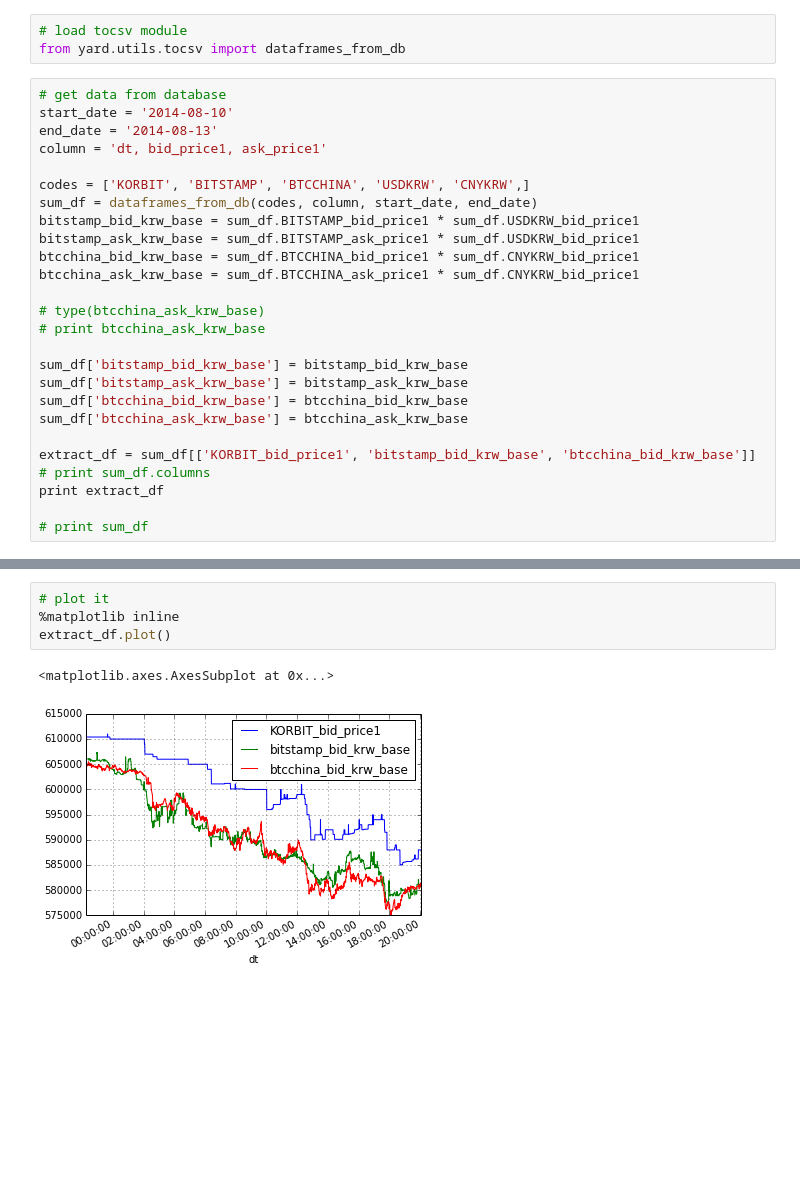
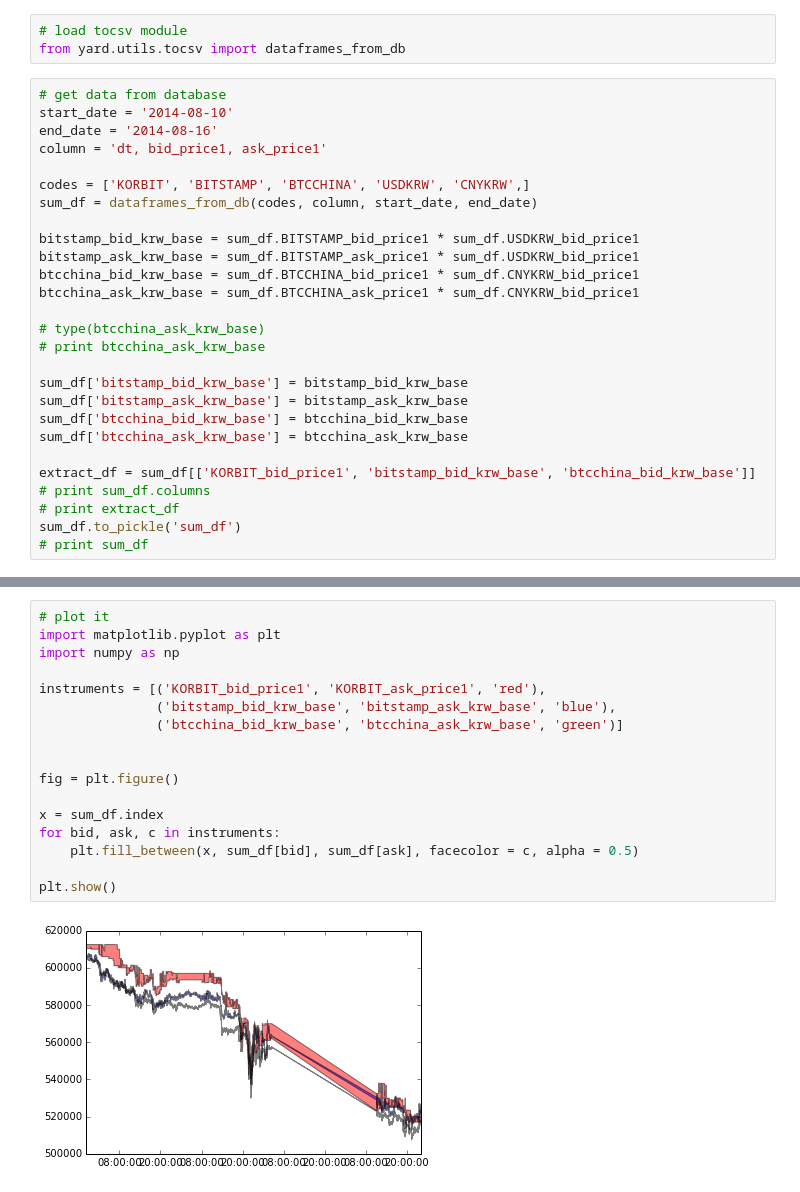
Before and after one commit to HongSeokHwan/yard, a Jupyter notebook: notebook/sample2.ipynb, the cells around one changed output, grey strips where cells are left out. Drawn from its saved outputs; the diff is of its cells as text; blank space fills up the shorter version.

```diff
--- a/notebook/sample2.ipynb
+++ b/notebook/sample2.ipynb
@@ -8,11 +8,12 @@ from yard.utils.tocsv import dataframes_from_db
 # %%
 # get data from database
 start_date = '2014-08-10'
-end_date = '2014-08-13'
+end_date = '2014-08-16'
 column = 'dt, bid_price1, ask_price1'
 
 codes = ['KORBIT', 'BITSTAMP', 'BTCCHINA', 'USDKRW', 'CNYKRW',]
 sum_df = dataframes_from_db(codes, column, start_date, end_date)
+
 bitstamp_bid_krw_base = sum_df.BITSTAMP_bid_price1 * sum_df.USDKRW_bid_price1
 bitstamp_ask_krw_base = sum_df.BITSTAMP_ask_price1 * sum_df.USDKRW_bid_price1
 btcchina_bid_krw_base = sum_df.BTCCHINA_bid_price1 * sum_df.CNYKRW_bid_price1
@@ -28,6 +29,6 @@ sum_df['btcchina_ask_krw_base'] = btcchina_ask_krw_base
 
 extract_df = sum_df[['KORBIT_bid_price1', 'bitstamp_bid_krw_base', 'btcchina_bid_krw_base']]
 # print sum_df.columns
-print extract_df
-
+# print extract_df
+sum_df.to_pickle('sum_df')
 # print sum_df
@@ -52,7 +35,19 @@ dt
-# %%
-# plot it
-%matplotlib inline
-extract_df.plot()
-# %% [output]
-<matplotlib.axes.AxesSubplot at 0x...>
-[figure, removed]
+# %%
+# plot it
+import matplotlib.pyplot as plt
+import numpy as np
+
+instruments = [('KORBIT_bid_price1', 'KORBIT_ask_price1', 'red'),
+               ('bitstamp_bid_krw_base', 'bitstamp_ask_krw_base', 'blue'),
+               ('btcchina_bid_krw_base', 'btcchina_ask_krw_base', 'green')]
+
+
+fig = plt.figure()
+
+x = sum_df.index
+for bid, ask, c in instruments:
+    plt.fill_between(x, sum_df[bid], sum_df[ask], facecolor = c, alpha = 0.5)
+
+plt.show()
+# %% [output]
+[figure, added]
```
Also changed, not shown: parts of 1 cell of this notebook, 3 other files.
